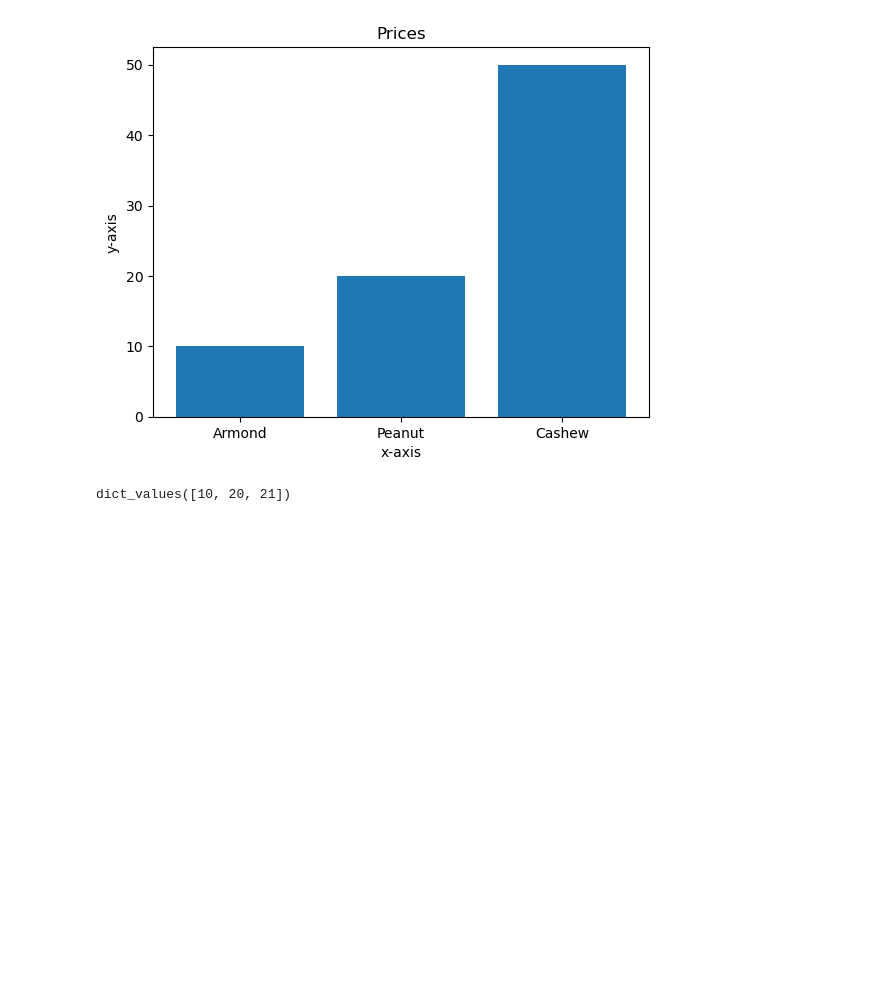
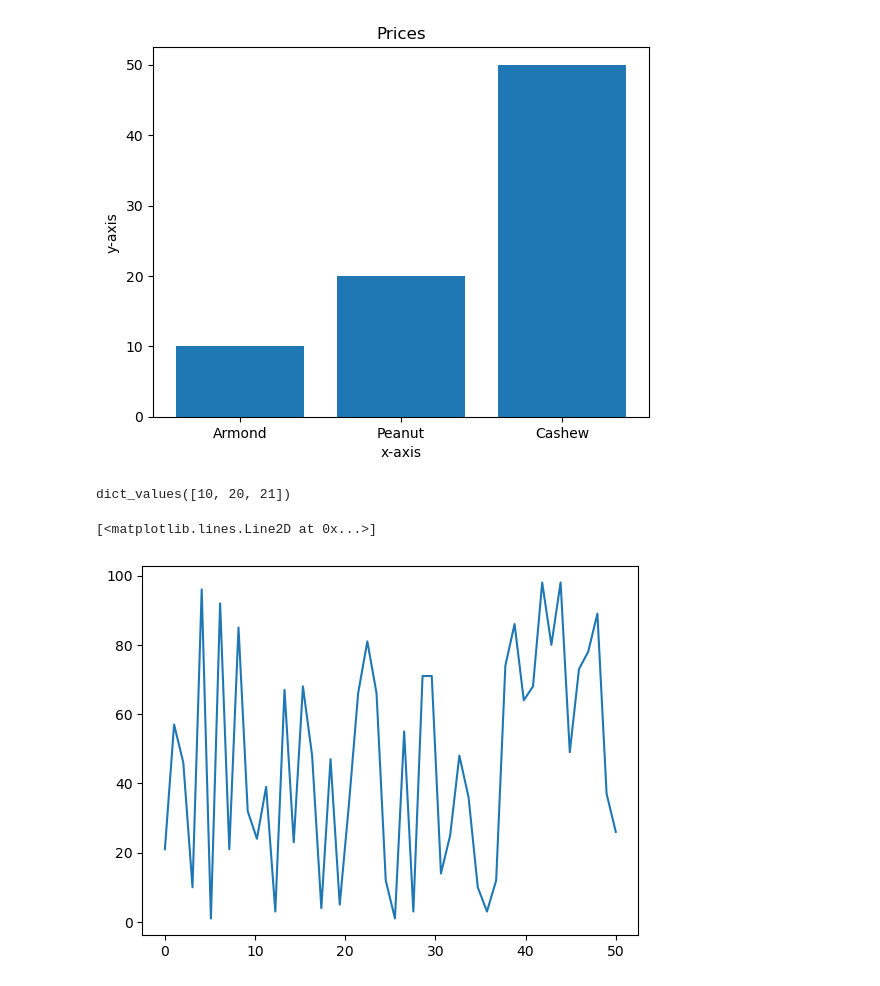
Before and after one commit to Dinindu-Tharuka/Machine-Learning, a Jupyter notebook: Matplotlib/Matplotlib.ipynb, the cells around one changed output. Cells and saved outputs as stored; diff of their text form; code cells hidden in the pictures; blank space fills up the shorter version.

Commit message:
create plots, scatter plots, and bars

```diff
--- a/Matplotlib/Matplotlib.ipynb
+++ b/Matplotlib/Matplotlib.ipynb
@@ -98,3 +98,9 @@ colors = {
 colors.values()
 # %% [output]
 dict_values([10, 20, 21])
+# %%
+fig, ax = plt.subplots()
+ax.plot(x, y)
+# %% [output]
+[<matplotlib.lines.Line2D at 0x...>]
+[figure, added]
```
Also changed, not shown: parts of 5 cells of this notebook.
